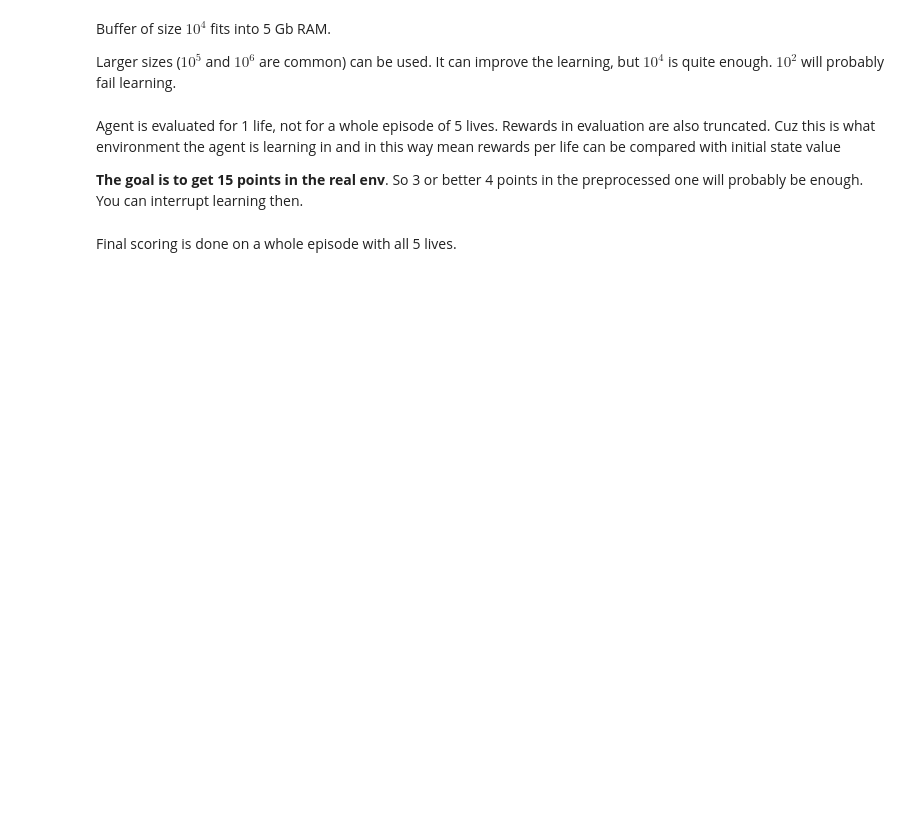
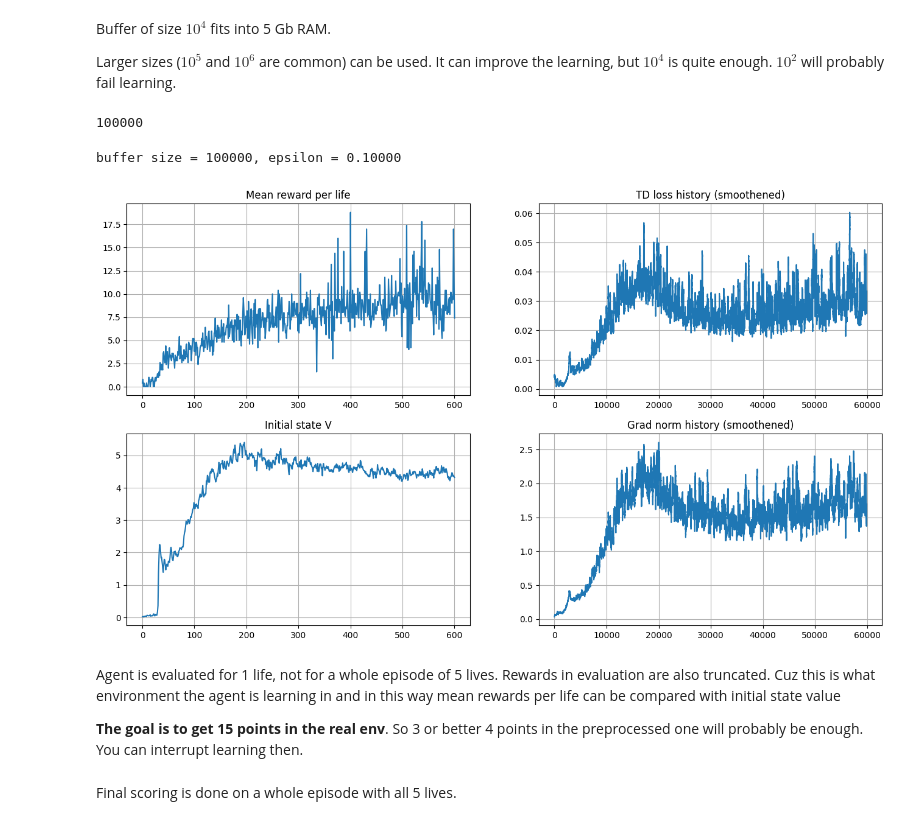
Before and after one commit to alekseik1/Practical_RL, a Jupyter notebook: week04_approx_rl/homework_pytorch_main.ipynb, the cells around one changed output. Cells and saved outputs as stored; diff of their text form; code cells hidden in the pictures; blank space fills up the shorter version.

Commit message:
feat(hw-4): all done w/o bonuses

```diff
--- a/week04_approx_rl/homework_pytorch_main.ipynb
+++ b/week04_approx_rl/homework_pytorch_main.ipynb
@@ -291,4 +294,10 @@ def conv2d_size_out(size, kernel_size, stride):
     to understand the shape for dense layer's input
     """
     return (size - (kernel_size - 1) - 1) // stride  + 1
+# %%
+def size_after_many_equal_conv(init_size, kernel_size, stride, n_layers):
+    a = conv2d_size_out(init_size, kernel_size, stride)
+    for _ in range(n_layers - 1):
+        a = conv2d_size_out(a, kernel_size, stride)
+    return a
 # %%
@@ -393,7 +420,7 @@ obs_batch, act_batch, reward_batch, next_obs_batch, is_done_batch = exp_replay.s
 
 assert len(exp_replay) == 10, "experience replay size should be 10 because that's what maximum capacity is"
 # %%
-def play_and_record(initial_state, agent, env, exp_replay, n_steps=1):
+def play_and_record(initial_state: np.ndarray, agent: DQNAgent, env: gym.Env, exp_replay: ReplayBuffer, n_steps: int=1):
     """
     Play the game for exactly n_steps, record every (s,a,r,s', done) to replay buffer.
     Whenever game ends, add record with done=True and reset the game.
@@ -401,13 +428,23 @@ def play_and_record(initial_state, agent, env, exp_replay, n_steps=1):
 
     PLEASE DO NOT RESET ENV UNLESS IT IS "DONE"
 
+    Does not work with batches - should be 1-d vectors
+
     :returns: return sum of rewards over time and the state in which the env stays
     """
     s = initial_state
     sum_rewards = 0
 
     # Play the game for n_steps as per instructions above
-    <YOUR CODE>
+    for _ in range(n_steps):
+        qvalues = agent.get_qvalues([s])
+        action = agent.sample_actions(qvalues)[0]
+        next_s, r, done, _ = env.step(action)
+        exp_replay.add(s, action, r, next_s, done)
+        sum_rewards += r
+        s = next_s
+        if done:
+            s = env.reset()
 
     return sum_rewards, s
 # %%
@@ -581,7 +649,7 @@ Buffer of size $10^4$ fits into 5 Gb RAM.
 
 Larger sizes ($10^5$ and $10^6$ are common) can be used. It can improve the learning, but $10^4$ is quite enough. $10^2$ will probably fail learning.
 # %%
-REPLAY_BUFFER_SIZE = 10**4
+REPLAY_BUFFER_SIZE = 10**5
 N_STEPS = 100
 
 exp_replay = ReplayBuffer(REPLAY_BUFFER_SIZE)
@@ -598,6 +666,8 @@ for i in trange(REPLAY_BUFFER_SIZE // N_STEPS):
     if len(exp_replay) == REPLAY_BUFFER_SIZE:
         break
 print(len(exp_replay))
+# %% [output]
+100000
 # %%
 timesteps_per_epoch = 1
 batch_size = 16
@@ -646,9 +716,11 @@ with trange(step, total_steps + 1) as progress_bar:
         _, state = play_and_record(state, agent, env, exp_replay, timesteps_per_epoch)
 
         # train
-        <YOUR CODE: sample batch_size of data from experience replay>
 
-        loss = <YOUR CODE: compute TD loss>
+        states_batch, actions_batch, rewards_batch, next_states_batch, done_batch = exp_replay.sample(batch_size=batch_size)
+        # <YOUR CODE: sample batch_size of data from experience replay>
+
+        loss = compute_td_loss(states=states_batch, actions=actions_batch, rewards=rewards_batch, next_states=next_states_batch, is_done=done_batch, agent=agent, target_network=target_network, gamma=0.99, check_shapes=True, device=device)
 
         loss.backward()
         grad_norm = nn.utils.clip_grad_norm_(agent.parameters(), max_grad_norm)
@@ -661,7 +733,8 @@ with trange(step, total_steps + 1) as progress_bar:
 
         if step % refresh_target_network_freq == 0:
             # Load agent weights into target_network
-            <YOUR CODE>
+            target_network.load_state_dict(agent.state_dict())
+            # <YOUR CODE>
 
         if step % eval_freq == 0:
             mean_rw_history.append(evaluate(
@@ -673,33 +746,36 @@ with trange(step, total_steps + 1) as progress_bar:
             initial_state_v_history.append(np.max(initial_state_q_values))
 
             clear_output(True)
             print("buffer size = %i, epsilon = %.5f" %
                 (len(exp_replay), agent.epsilon))
 
             plt.figure(figsize=[16, 9])
 
             plt.subplot(2, 2, 1)
             plt.title("Mean reward per life")
             plt.plot(mean_rw_history)
             plt.grid()
 
             assert not np.isnan(td_loss_history[-1])
             plt.subplot(2, 2, 2)
             plt.title("TD loss history (smoothened)")
             plt.plot(utils.smoothen(td_loss_history))
             plt.grid()
 
             plt.subplot(2, 2, 3)
             plt.title("Initial state V")
             plt.plot(initial_state_v_history)
             plt.grid()
 
             plt.subplot(2, 2, 4)
             plt.title("Grad norm history (smoothened)")
             plt.plot(utils.smoothen(grad_norm_history))
             plt.grid()
 
             plt.show()
+# %% [output]
+buffer size = 100000, epsilon = 0.10000
+[figure, added]
 # %% [markdown]
 Agent is evaluated for 1 life, not for a whole episode of 5 lives. Rewards in evaluation are also truncated. Cuz this is what environment the agent is learning in and in this way mean rewards per life can be compared with initial state value
 
```
Also changed, not shown: parts of 19 cells of this notebook.
